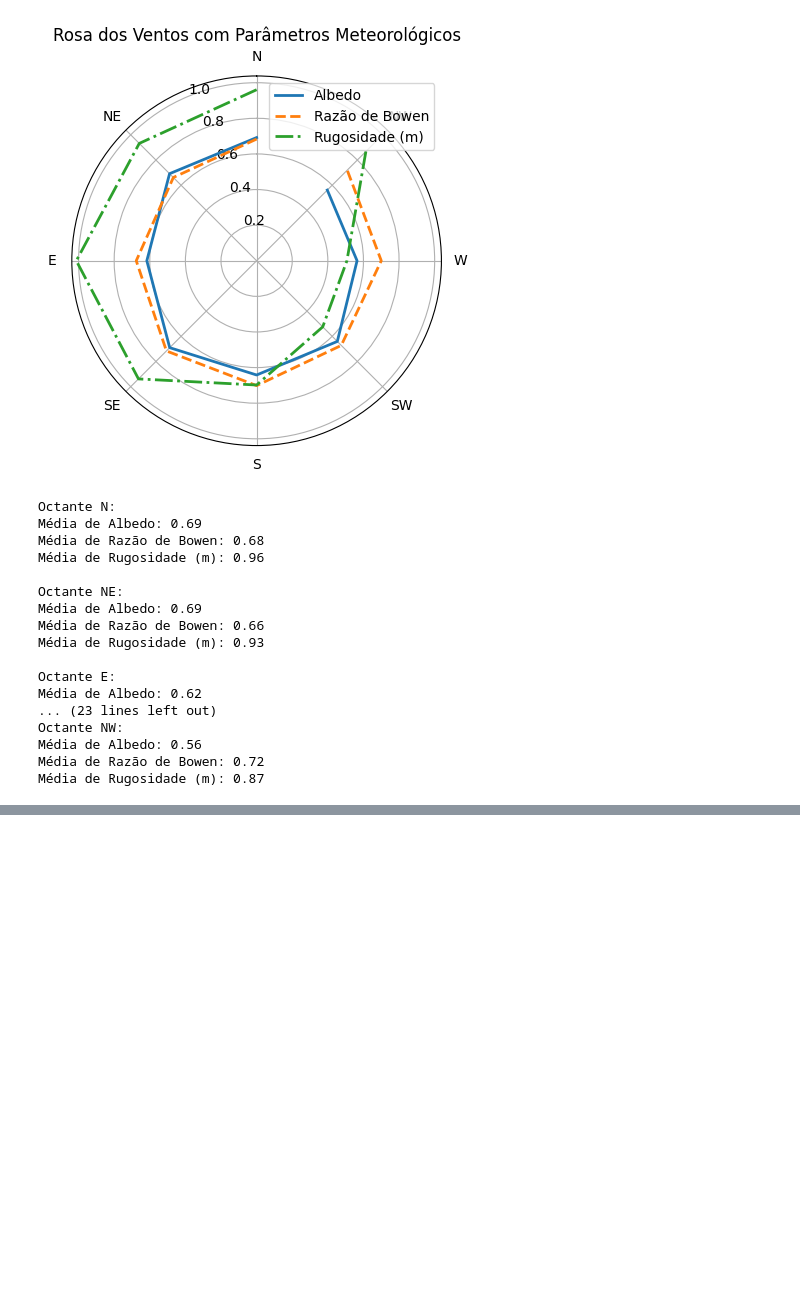
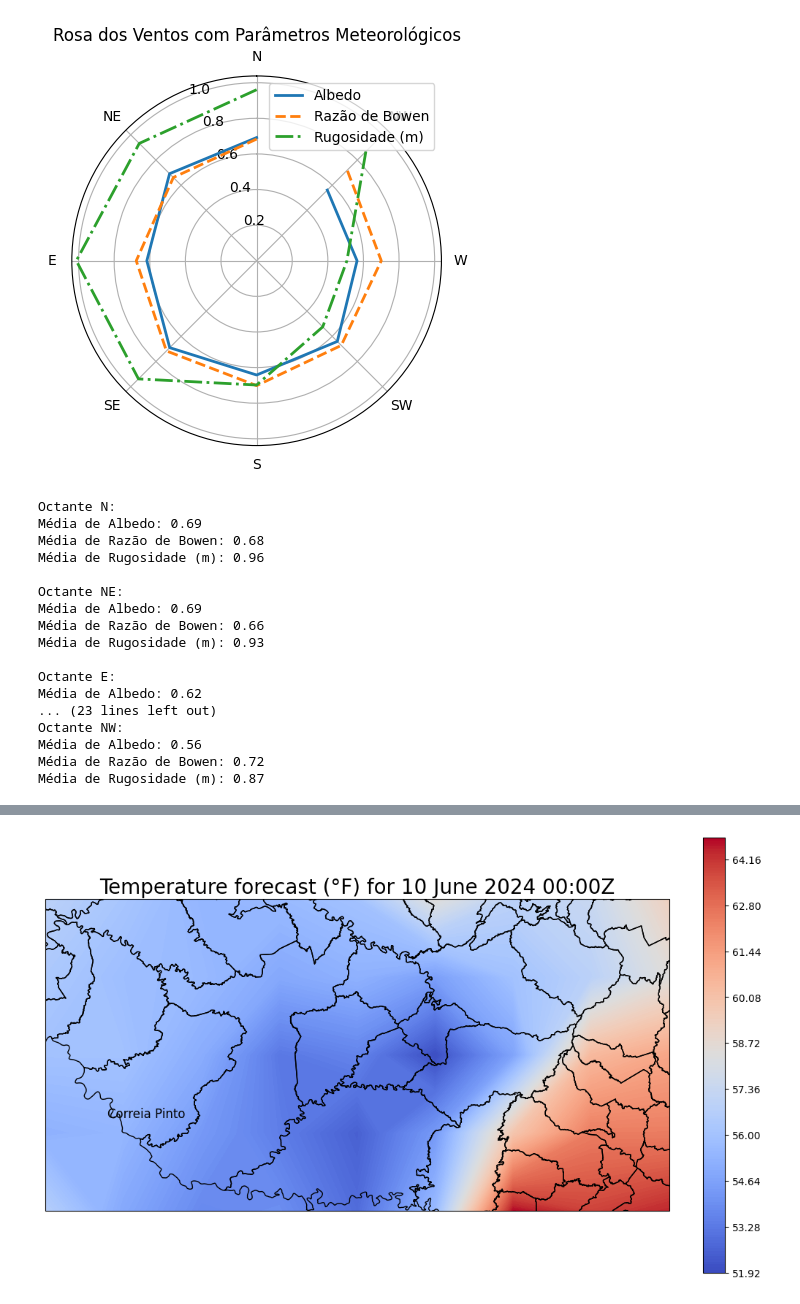
Before and after one commit to anapietroski/Controle_AnaPietroski, a Jupyter notebook: Atividade02_Ana_e_Barbara.ipynb, the cells around one changed output, grey strips where cells are left out. Saved outputs shown, nothing was run; the diff lists cells and outputs as text; code cells hidden in the pictures; blank space fills up the shorter version.

```diff
--- a/Atividade02_Ana_e_Barbara.ipynb
+++ b/Atividade02_Ana_e_Barbara.ipynb
@@ -969,0 +942,72 @@ IndexError: invalid index to scalar variable.
+# %%
+from datetime import datetime
+
+import cartopy.crs as ccrs
+import matplotlib.pyplot as plt
+from netCDF4 import num2date
+import numpy as np
+import geopandas as gpd
+
+from siphon.catalog import TDSCatalog
+
+# Coordenadas da área de interesse (ajustadas para Correia Pinto)
+lon_min = -51
+lon_max = -49
+lat_min = -28.5
+lat_max = -27.5
+
+# Configurar os dados e a consulta
+best_gfs = TDSCatalog('http://thredds.ucar.edu/thredds/catalog/grib/NCEP/GFS/'
+                      'Global_0p25deg/catalog.xml?dataset=grib/NCEP/GFS/Global_0p25deg/Best')
+best_ds = best_gfs.datasets[0]
+ncss = best_ds.subset()
+
+query = ncss.query()
+query.lonlat_box(north=lat_max, south=lat_min, east=lon_max, west=lon_min).time(datetime.utcnow())
+query.accept('netcdf4')
+query.variables('Temperature_surface')
+
+# Obter os dados
+data = ncss.get_data(query)
+
+# Pegar as variáveis
+temp_var = data.variables['Temperature_surface']
+time_name = temp_var.coordinates.split()[1]
+time_var = data.variables[time_name]
+lat_var = data.variables['latitude']
+lon_var = data.variables['longitude']
+
+# Pegar os valores das variáveis
+temp_vals = temp_var[:].squeeze()
+lat_vals = lat_var[:].squeeze()
+lon_vals = lon_var[:].squeeze()
+time_val = num2date(time_var[:].squeeze(), time_var.units)
+temp_vals = temp_vals * 1.8 - 459.67
+lon_2d, lat_2d = np.meshgrid(lon_vals, lat_vals)
+
+# Plotar
+fig = plt.figure(figsize=(12, 9))  # Redimensionar a figura
+ax = plt.axes(projection=ccrs.PlateCarree())
+ax.set_extent([lon_min, lon_max, lat_min, lat_max])
+
+# Adicionar limites do município
+municipios = gpd.read_file('C://UFSC')
+municipios.plot(ax=ax, facecolor='none', edgecolor='black', linewidth=1)
+
+# Adicionar contorno de temperatura
+cf = ax.contourf(lon_2d, lat_2d, temp_vals, 200, transform=ccrs.PlateCarree(), zorder=0, cmap='coolwarm')
+
+# Adicionar colorbar
+plt.colorbar(cf, ax=ax, fraction=0.032)
+
+# Adicionar título
+ax.set_title(u'Temperature forecast (\u00b0F) for {0:%d %B %Y %H:%MZ}'.format(time_val), fontsize=20)
+
+# Adicionar o nome da cidade de Correia Pinto
+ax.annotate('Correia Pinto', xy=(-50.8, -28.2), xytext=(-50.8, -28.2),
+            fontsize=12, color='black')
+
+# Mostrar a plotagem
+plt.show()
+# %% [output]
+[figure, added]
```
Also changed, not shown: parts of 2 cells of this notebook.
